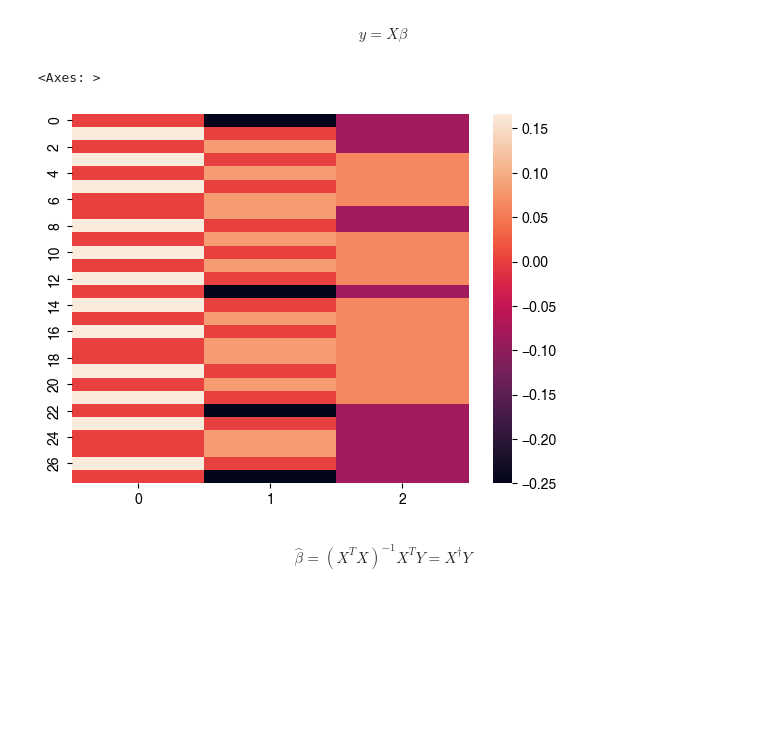
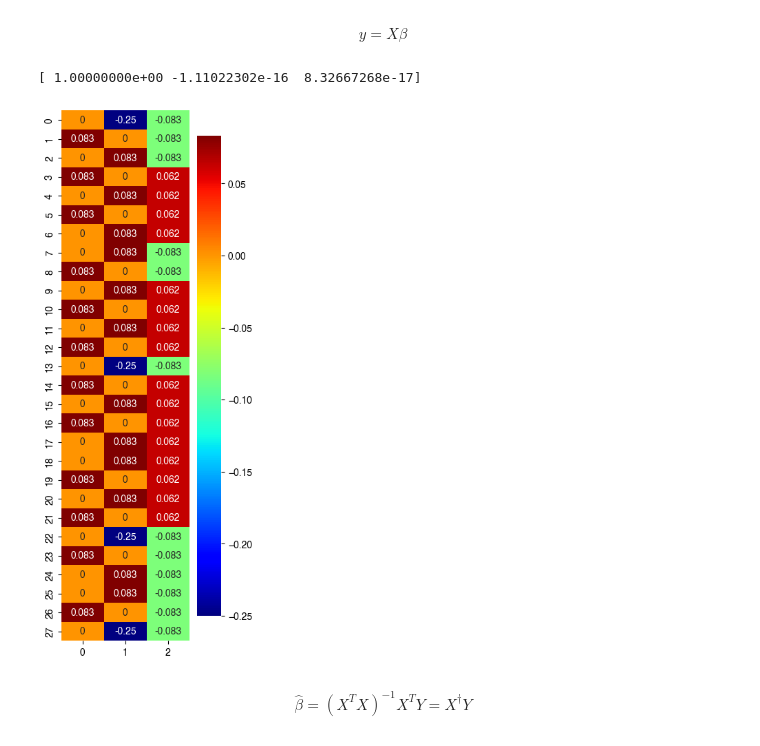
Before and after one commit to psb629/SeqSpatialSupp_fMRI, a Jupyter notebook: Notebook/glmsingle.searchlight.glm1.ipynb, the cells around one changed output. Drawn from its saved outputs; the diff is of its cells as text; code cells hidden in the pictures; blank space fills up the shorter version.

```diff
--- a/Notebook/glmsingle.searchlight.glm1.ipynb
+++ b/Notebook/glmsingle.searchlight.glm1.ipynb
@@ -487,7 +487,7 @@ fig.savefig(
 # %% [markdown]
 ---
 # %%
-for model in ['letter','spatial','between']:
+for model in ['letter','spatial','between','first_finger']:
     ds = get_RDM(model=model, dir_work=dir_group, alpha=0.05, alternative='greater')
 
     x = np.nanmin(np.abs(ds))
@@ -537,10 +538,10 @@ for ii, label in enumerate(cbar.ax.get_xticklabels()):
 #     dpi=300, facecolor=[1,1,1,1], bbox_inches = "tight"
 # )
 # %%
-ncols, nrows = 3,1
+ncols, nrows = 4,1
 fig, axs = plt.subplots(nrows=nrows, ncols=ncols, figsize=(6*ncols,5*nrows))
 
-for ii, model in enumerate(tqdm(['letter', 'spatial', 'between'])):
+for ii, model in enumerate(tqdm(['letter', 'spatial', 'between', 'first_finger'])):
     plt.sca(axs[ii])
 
     ds = get_RDM(model=model, dir_work=dir_group, alpha=0.05, alternative='greater')
@@ -568,7 +569,7 @@ for ii, model in enumerate(tqdm(['letter', 'spatial', 'between'])):
 #     dpi=300, facecolor=[1,1,1,1], bbox_inches = "tight"
 # )
 # %%
-ncols, nrows = 3,2
+ncols, nrows = 4,2
 fig, axs = plt.subplots(
     nrows=nrows, ncols=ncols,
     figsize=(6*ncols,5*nrows),
@@ -577,7 +578,7 @@ fig, axs = plt.subplots(
 # mesh = join(dir_git,'fs_LR_32/fs_LR.32k.L.pial.surf.gii')
 mesh = join(dir_git,'fs_LR_32/fs_LR.32k.L.inflated.surf.gii')
 sulc = join(su.get_dir_surf(),'S01/S01.L.sulc.32k.shape.gii')
-for ii, model in enumerate(tqdm(['letter', 'spatial', 'between'])):
+for ii, model in enumerate(tqdm(['letter', 'spatial', 'between', 'first_finger'])):
     ax = axs[0,ii]
 
     ds = get_RDM(model=model, dir_work=dir_group, alpha=0.05, alternative='greater')
@@ -627,21 +628,24 @@ $$
 # %%
 idx = np.triu_indices(8, k=1)
 
 mat = {}
 for model in ['letter','spatial','between','first_finger']:
     mat[model], _ = return_mat(model=model)
 
-vec1 = np.nan_to_num(mat['letter'][idx], nan=0) + np.nan_to_num(mat['spatial'][idx], nan=0)
+vec1 = np.nan_to_num(mat['letter'][idx]*0.5, nan=0) + np.nan_to_num(mat['spatial'][idx]*0.5, nan=0)
 vec2 = np.nan_to_num(mat['between'][idx], nan=0)
 vec3 = np.nan_to_num(mat['first_finger'][idx], nan=0)
 
 X = np.column_stack((vec1, vec2, vec3))
-sns.heatmap(X)
 
+fig, ax = plt.subplots(figsize=(3,10))
+sns.heatmap(X, cmap=cm.jet, annot=True)
+
+print(np.sum(X, axis=0))
 # del mat, idx, vec1, vec2, vec3
 # %% [output]
-<Axes: >
+[ 1.00000000e+00 -1.11022302e-16  8.32667268e-17]
-[figure, old version]
+[figure, new version]
 # %% [markdown]
 $$
 \hat{\beta} = (X^{T}X)^{-1}X^{T}Y = X^{\dagger}Y
```
Also changed, not shown: parts of 7 cells of this notebook.
